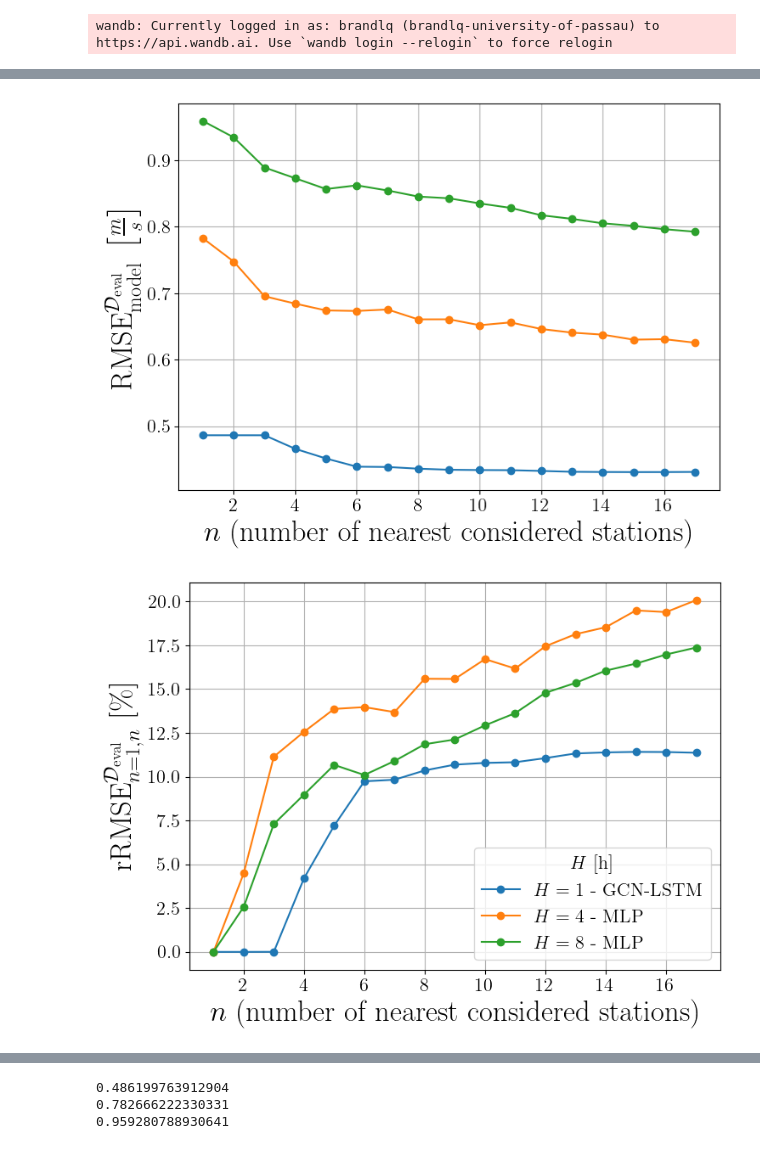
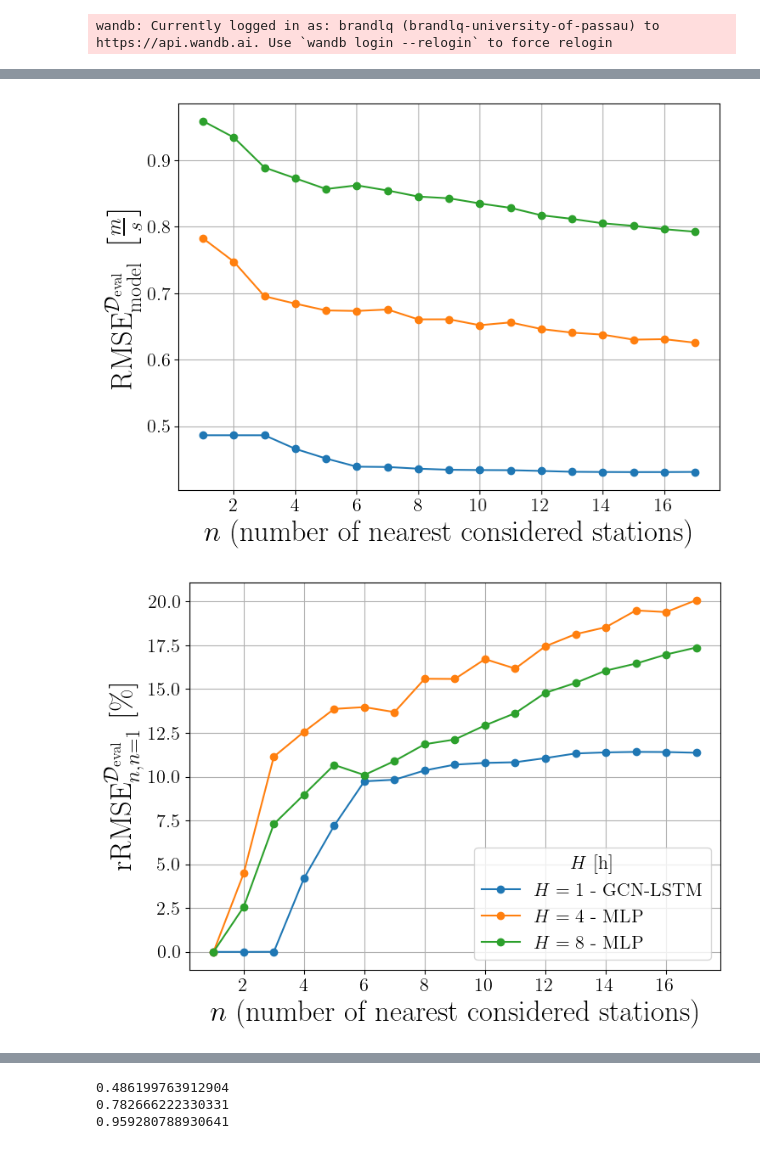
Before and after one commit to quirinbrandl/GermanyWindCast, a Jupyter notebook: notebooks/spatial_analysis.ipynb, the cells around one changed output, grey strips where cells are left out. Cells and saved outputs as stored; diff of their text form; code cells hidden in the pictures.

```diff
--- a/notebooks/spatial_analysis.ipynb
+++ b/notebooks/spatial_analysis.ipynb
@@ -82,7 +82,7 @@ for forecasting_hours in [1, 4, 8]:
         )
 
     plt.xlabel(r"$n$ (number of nearest considered stations)")
-    plt.ylabel(r"$\text{rRMSE}_{n = 1,n}$ [\%]")
+    plt.ylabel(r"$\text{rRMSE}_{n, n=1}$ [\%]")
     plt.title(rf"$H = {forecasting_hours}$ h")
     plt.grid()
     plt.tight_layout()
@@ -108,35 +108,35 @@ for forecasting_hours, model_arch in {1: "GCN-LSTM", 4: "MLP", 8: "MLP"}.items()
         marker="o",
         label=rf"$H = {forecasting_hours}$ - {model_arch}",
     )
 
 plt.xlabel(r"$n$ (number of nearest considered stations)")
 plt.ylabel(r"$\text{RMSE}^{\mathcal{D}_{\text{eval}}}_\text{model} \; \left[ \frac{m}{s} \right]$")
 plt.grid()
 plt.tight_layout()
 plt.savefig("notebooks/plots/spatial_analysis/multi_hor_abs")
 
 plt.figure(figsize=(8, 6))
 for forecasting_hours, model_arch in {1: "GCN-LSTM", 4: "MLP", 8: "MLP"}.items():
     subset = results_df[
         (results_df["forecasting_hours"] == forecasting_hours)
         & (results_df["model_architecture"] == model_arch)
     ].sort_values(by="number_of_stations")
     plt.plot(
         subset["number_of_stations"],
         calculate_percentage_improvement(subset["RMSE"].max(), subset["RMSE"]),
         marker="o",
         label=rf"$H = {forecasting_hours}$ - {model_arch}",
     )
 
 plt.legend(title=r"$H$ [h]")
 plt.xlabel(r"$n$ (number of nearest considered stations)")
-plt.ylabel(r"$\text{rRMSE}_{n = 1,n}^{\mathcal{D}_\text{eval}}$ [\%]")
+plt.ylabel(r"$\text{rRMSE}_{n, n=1}^{\mathcal{D}_\text{eval}}$ [\%]")
 plt.grid()
 plt.tight_layout()
 plt.savefig(f"notebooks/plots/spatial_analysis/multi_hor_rel")
 # %% [output]
 [figure]
-[figure, old version]
+[figure, new version]
 # %%
 best_configs = results_df.loc[
     (results_df.groupby(["forecasting_hours", "model_architecture"])["RMSE"].idxmin())
```
Also changed, not shown: parts of 1 cell of this notebook, 45 other files.
